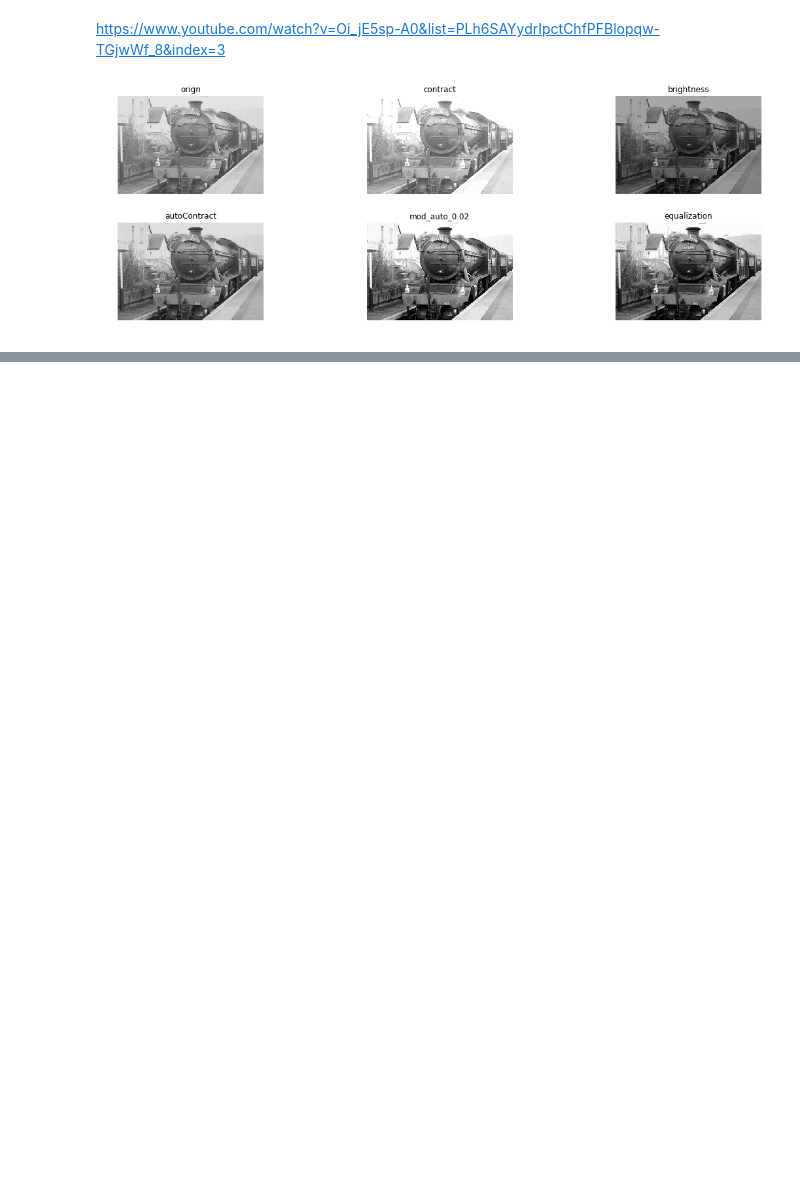
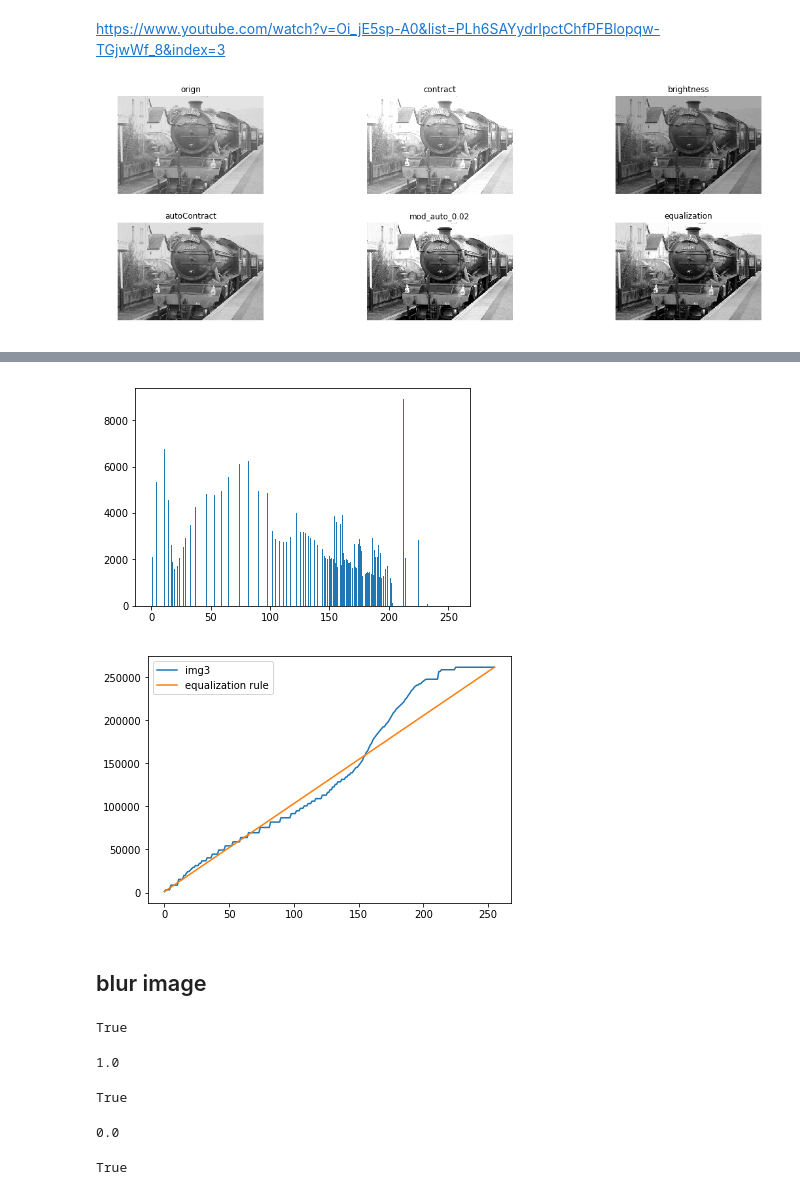
Before and after one commit to mckjzhangxk/deepAI, a Jupyter notebook: daily/8/mysite/ImageProcess.ipynb, the cells around one changed output, grey strips where cells are left out. Drawn from its saved outputs; the diff is of its cells as text; code cells hidden in the pictures; blank space fills up the shorter version.

```diff
--- a/daily/8/mysite/ImageProcess.ipynb
+++ b/daily/8/mysite/ImageProcess.ipynb
@@ -165,0 +157,12 @@ drawHistogram(equalization(MyImage))
+# %%
+def matchHisFun(I):
+#     I=cv2.imread(path,cv2.IMREAD_GRAYSCALE)
+    _,cdfRef=histogramAnalysis(I,True)
+    cdfRef=cdfRef[0]
+
+    def f(p,cdf):
+        pr=cdf[p]
+        rs=np.argwhere(cdfRef<=pr)
+        if len(rs>0):return rs[-1]
+        else:return 0
+    return f
@@ -165,0 +179,10 @@ drawHistogram(equalization(MyImage))
+# %%
+matchFunc=matchHisFun(img2)
+img3=matchHistogram(img1,matchFunc)
+cv2.imwrite('precessing/img_match.png',img3)
+drawHistogram(img3,'img3')
+# %% [output]
+[figure, added]
+[figure, added]
+# %% [markdown]
+## blur image
@@ -165,0 +192,39 @@ drawHistogram(equalization(MyImage))
+# %%
+img_cat=cv2.imread('precessing/cat.jpg',cv2.IMREAD_GRAYSCALE)
+filters=np.ones((7,7))/49
+img_blur=convolve2d(img_cat,filters,mode='same').astype(np.uint8)
+cv2.imwrite('precessing/filter/cat_blur.png',img_blur)
+# %% [output]
+True
+# %%
+#gauss filter
+img_cat=cv2.imread('precessing/cat.jpg',cv2.IMREAD_GRAYSCALE)
+filters=np.array([
+    [0,1,2,1,0],
+    [1,3,5,3,1],
+    [2,5,9,5,2],
+    [1,3,5,3,1],
+    [0,1,2,1,0]
+])/57
+print(np.sum(filters))
+img_blur=convolve2d(img_cat,filters,mode='same').astype(np.uint8)
+cv2.imwrite('precessing/filter/cat_blur_gauss.png',img_blur)
+# %% [output]
+1.0
+True
+# %%
+#laplace filter,it's a different filter
+img_cat=cv2.imread('precessing/cat.jpg',cv2.IMREAD_GRAYSCALE)
+filters=np.array([
+    [ 0, 0,-1, 0, 0],
+    [ 0,-1,-2,-1, 0],
+    [-1,-2,16,-2,-1],
+    [ 0,-1,-2,-1, 0],
+    [ 0, 0,-1, 0, 0]
+])/16
+print(np.sum(filters))
+img_blur=convolve2d(img_cat,filters,mode='same').astype(np.uint8)
+cv2.imwrite('precessing/filter/cat_laplace.png',img_blur)
+# %% [output]
+0.0
+True
```
Also changed, not shown: parts of 14 cells of this notebook, 17 other files.
